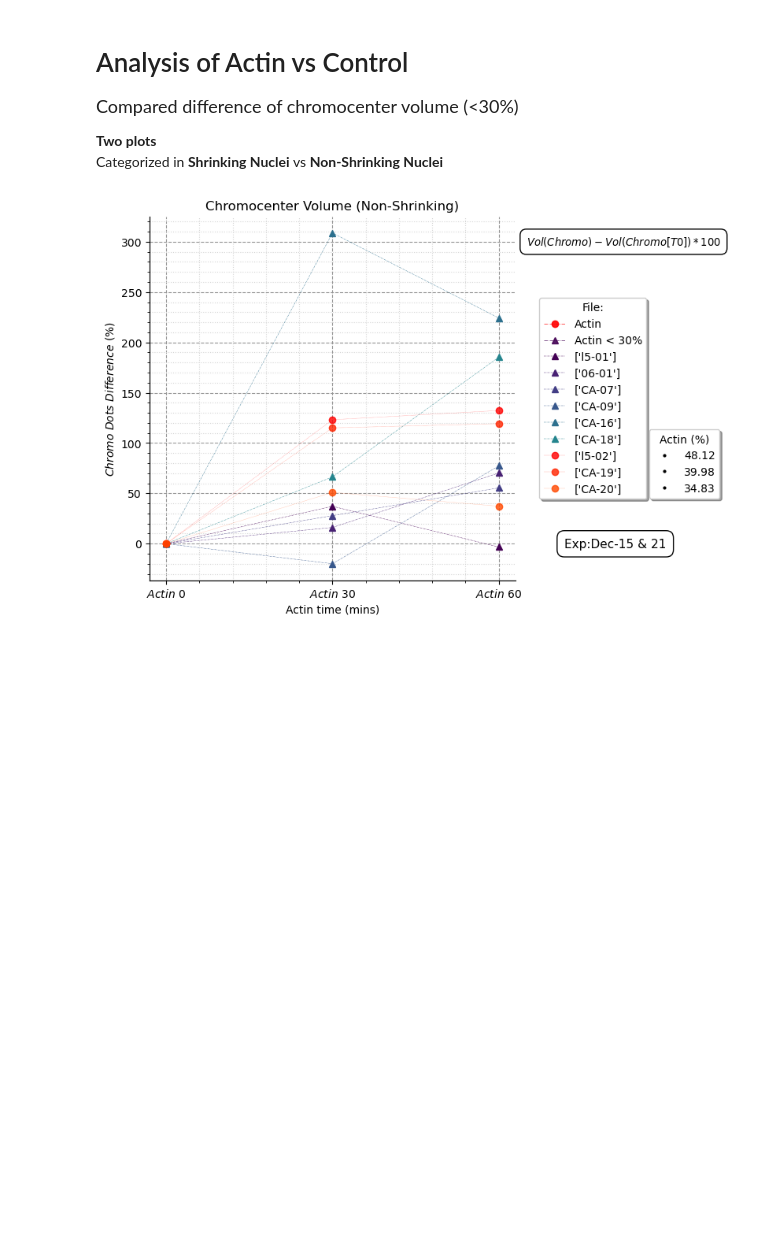
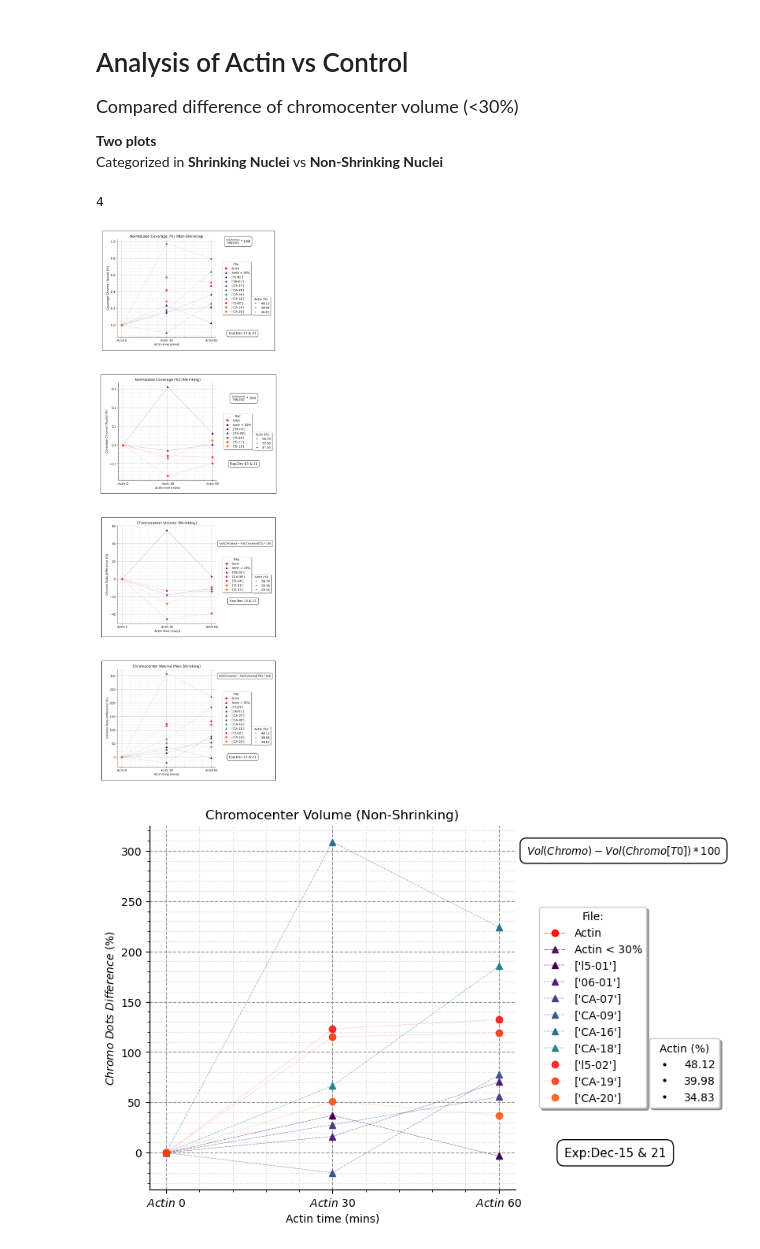
Before and after one commit to kaabir/Chromatin_Segmentation, a Jupyter notebook: Actin_vs_Actin_L_30_Dec22_Plots.ipynb, the cells around one changed output. Cells and saved outputs as stored; diff of their text form; code cells hidden in the pictures; blank space fills up the shorter version.

Commit message:
Add Summary Plots

```diff
--- a/Actin_vs_Actin_L_30_Dec22_Plots.ipynb
+++ b/Actin_vs_Actin_L_30_Dec22_Plots.ipynb
@@ -25,6 +25,28 @@ Timestamp - **Compared Shrinking vs Growing Nuclei**
 
 **Two plots**
 Categorized in **Shrinking Nuclei** vs **Non-Shrinking Nuclei**
+# %%
+import glob
+import matplotlib.pyplot as plt
+import matplotlib.image as mpimg
+%matplotlib inline
+
+images = []
+for img_path in sorted(glob.glob('C:/Users/kaabi/Documents/Nuceli_Data/Enucleation/221221 OF1 Enuc D05 Time lapse-Track/ActinO30 vs ActinL30/Plots/*.png')):
+    images.append(mpimg.imread(img_path))
+print(len(images))
+
+plt.figure(figsize=(22,22))
+columns = 1
+for i, image in enumerate(images):
+    plt.subplot(int(len(images)/columns),columns, i+1)
+    #plt.subplot(int(len(images) / columns), columns, i+1)
+    plt.imshow(image)
+    plt.xticks([])
+    plt.yticks([])
+# %% [output]
+4
+[figure, added]
 # %%
 import matplotlib.pyplot as plt
 import pandas as pd
```
